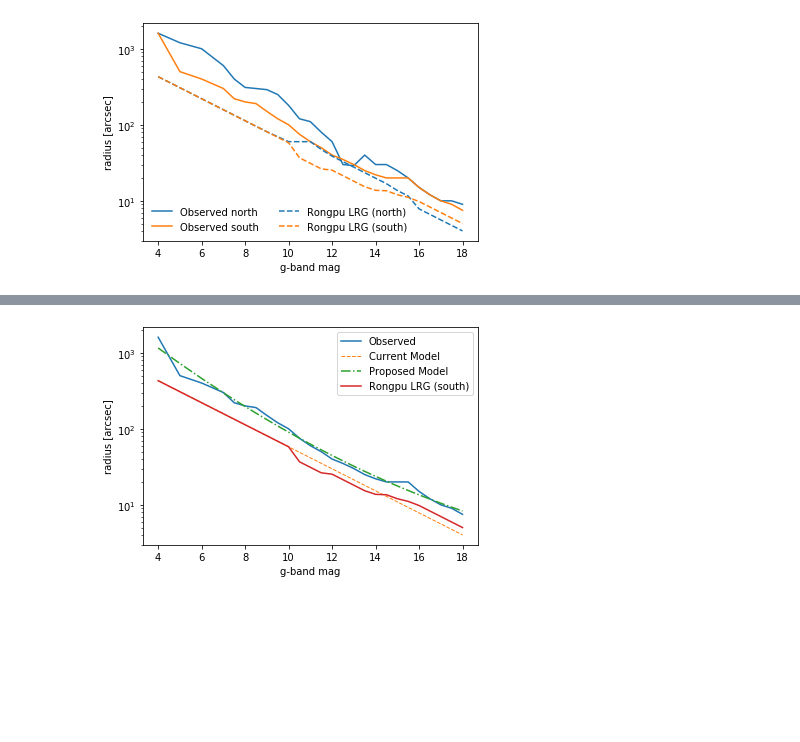
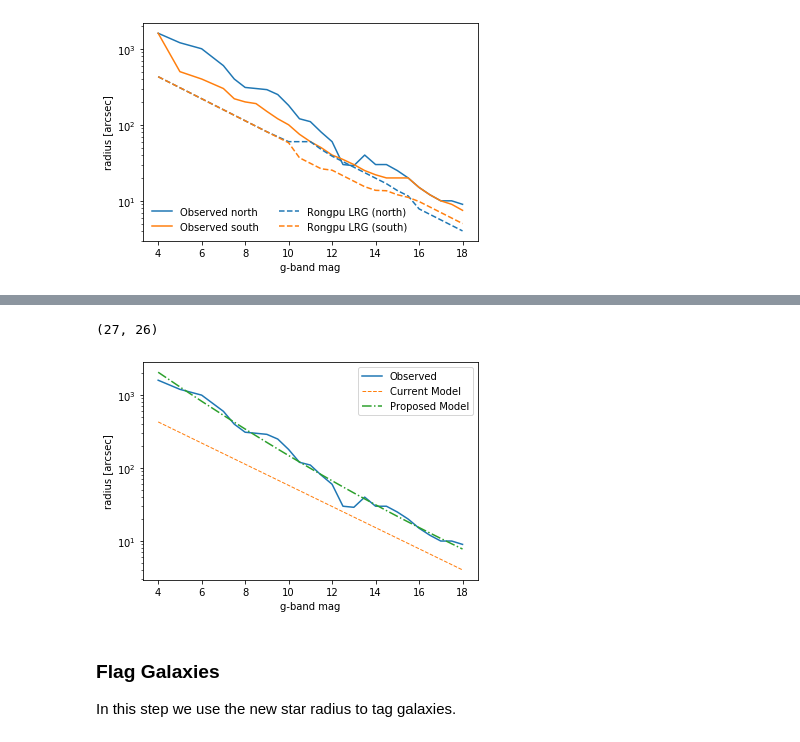
Before and after one commit to mehdirezaie/ELGMask, a Jupyter notebook: gaia_elgmask_north.ipynb, the cells around one changed output, grey strips where cells are left out. Cells and saved outputs as stored; diff of their text form; code cells hidden in the pictures; blank space fills up the shorter version.

Commit message:
add new masking radius for north

```diff
--- a/gaia_elgmask_north.ipynb
+++ b/gaia_elgmask_north.ipynb
@@ -213 +200,9 @@ from scipy.optimize import curve_fit
+# %%
+gaia_mag_list = np.array([-np.inf, 4., 5., 6., 7.] + np.arange(7.5, 18.5, 0.5).tolist())
+radii = [1600., 1200., 1000., 600., 400., 310., 300., 290., 250., 180.,
+         120., 110., 80., 60., 30., 29., 40., 30., 30., 25.,
+          20., 15., 12., 10., 10., 9.]
+print(len(gaia_mag_list), len(radii))
+# %% [output]
+(27, 26)
 # %%
@@ -223,16 +222,19 @@ from scipy.interpolate import interp1d
 # %%
 params = []
 
-plt.plot(x, radii_, label='Observed')
+plt.plot(x, radii, label='Observed')
 plt.plot(x, mag2r(x), label='Current Model', ls='--', lw=1)
 plt.plot(x, 10**(fun(x, *res[0])), label='Proposed Model', ls='-.')
-plt.plot(x, f_radius_south(x), label='Rongpu LRG (south)')
+# plt.plot(x, f_radius_north(x), label='Rongpu LRG (north)')
 
 plt.xlabel('g-band mag')
 plt.ylabel('radius [arcsec]')
 plt.legend()
 plt.yscale('log')
-plt.savefig('rad_mag_gaia.png', dpi=300, bbox_inches='tight')
+plt.savefig('rad_mag_gaia_north.png', dpi=300, bbox_inches='tight')
 # %% [output]
-[figure, old version]
+[figure, new version]
+# %% [markdown]
+### Flag Galaxies
+In this step we use the new star radius to tag galaxies.
 # %%
```
Also changed, not shown: parts of 23 cells of this notebook, 3 other files.
